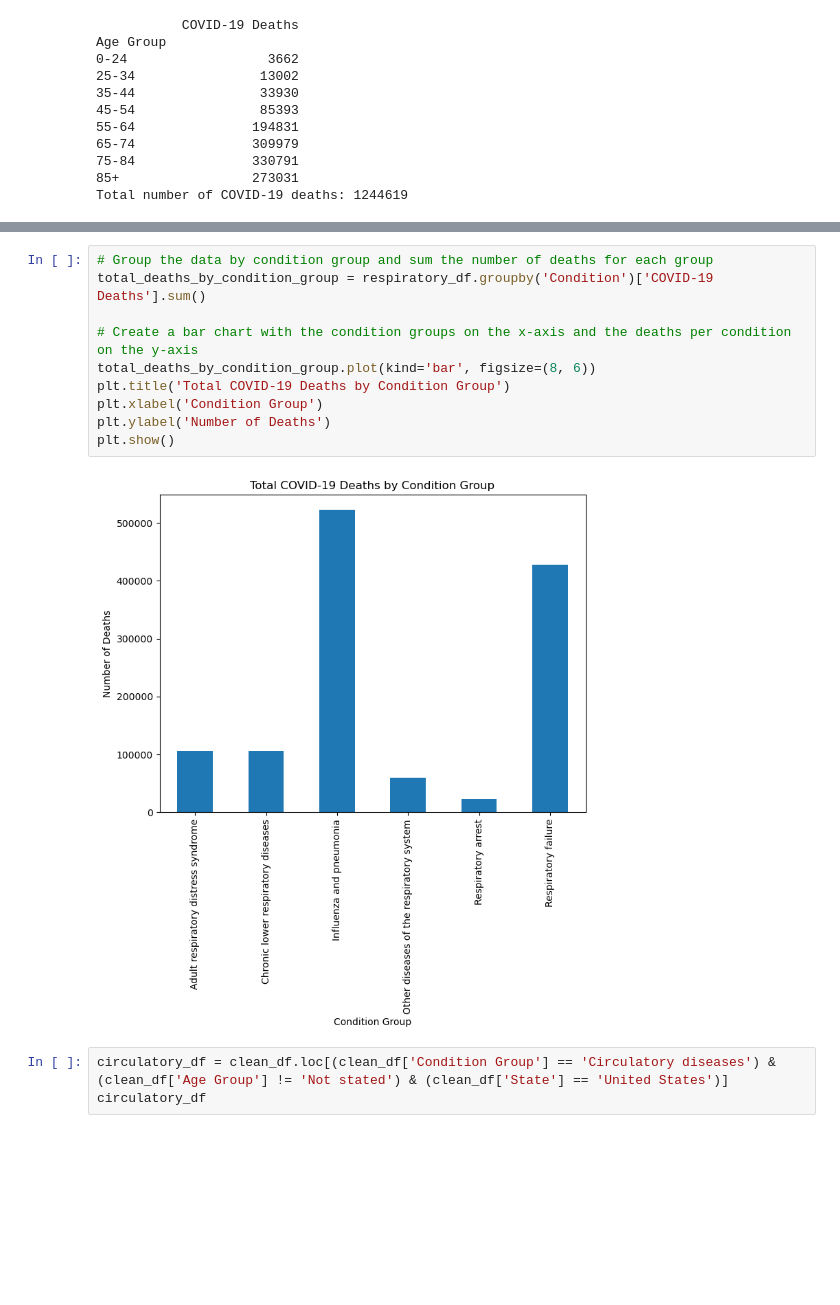
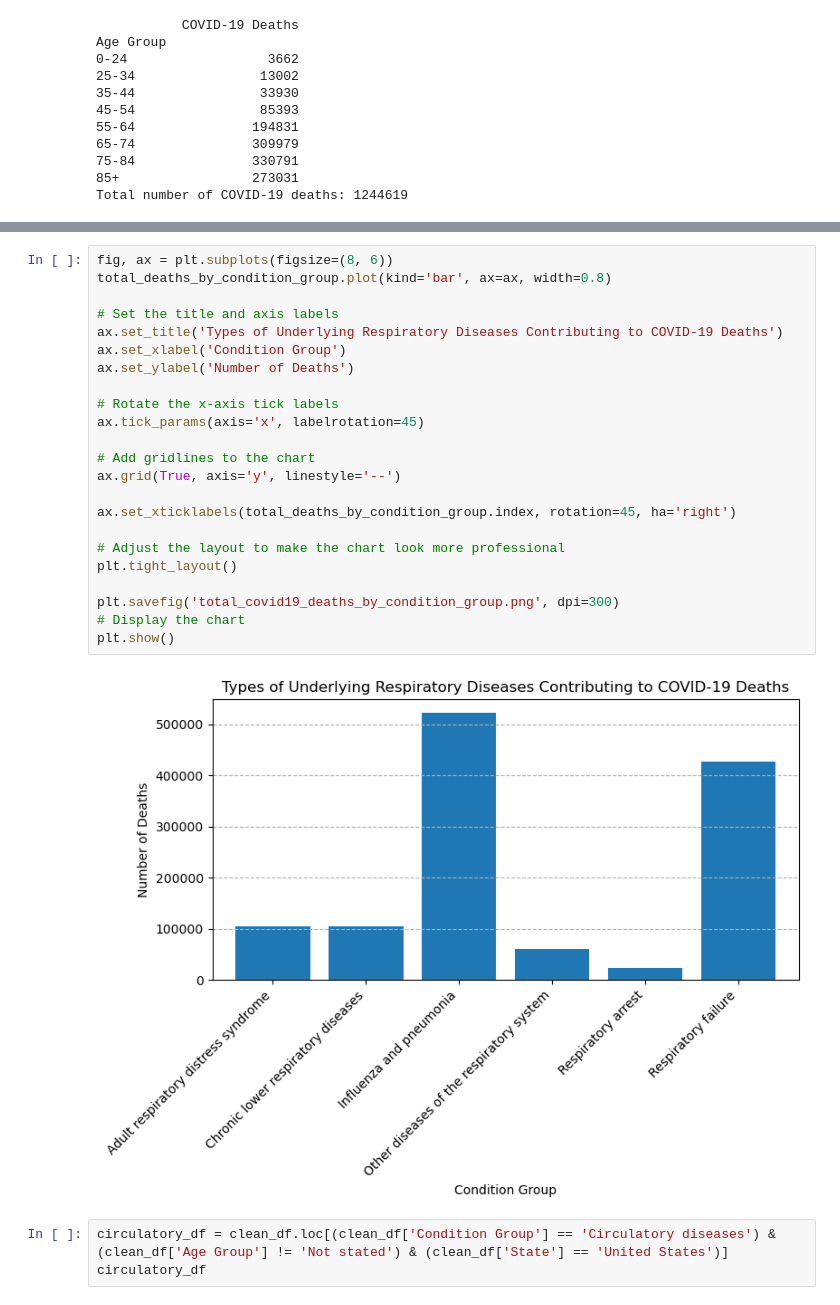
Before and after one commit to willbang548/Group_1, a Jupyter notebook: main.ipynb, the cells around one changed output, grey strips where cells are left out. Drawn from its saved outputs; the diff is of its cells as text; blank space fills up the shorter version.

```diff
--- a/main.ipynb
+++ b/main.ipynb
@@ -95,15 +163,28 @@ Unique conditions: ['Hypertensive diseases' 'Ischemic heart disease' 'Cardiac ar
-# %%
-# Group the data by condition group and sum the number of deaths for each group
-total_deaths_by_condition_group = respiratory_df.groupby('Condition')['COVID-19 Deaths'].sum()
-
-# Create a bar chart with the condition groups on the x-axis and the deaths per condition on the y-axis
-total_deaths_by_condition_group.plot(kind='bar', figsize=(8, 6))
-plt.title('Total COVID-19 Deaths by Condition Group')
-plt.xlabel('Condition Group')
-plt.ylabel('Number of Deaths')
-plt.show()
-# %% [output]
-[figure, removed]
+# %%
+fig, ax = plt.subplots(figsize=(8, 6))
+total_deaths_by_condition_group.plot(kind='bar', ax=ax, width=0.8)
+
+# Set the title and axis labels
+ax.set_title('Types of Underlying Respiratory Diseases Contributing to COVID-19 Deaths')
+ax.set_xlabel('Condition Group')
+ax.set_ylabel('Number of Deaths')
+
+# Rotate the x-axis tick labels
+ax.tick_params(axis='x', labelrotation=45)
+
+# Add gridlines to the chart
+ax.grid(True, axis='y', linestyle='--')
+
+ax.set_xticklabels(total_deaths_by_condition_group.index, rotation=45, ha='right')
+
+# Adjust the layout to make the chart look more professional
+plt.tight_layout()
+
+plt.savefig('total_covid19_deaths_by_condition_group.png', dpi=300)
+# Display the chart
+plt.show()
+# %% [output]
+[figure, added]
 # %%
 circulatory_df = clean_df.loc[(clean_df['Condition Group'] == 'Circulatory diseases') & (clean_df['Age Group'] != 'Not stated') & (clean_df['State'] == 'United States')]
 circulatory_df
```
Also changed, not shown: parts of 7 cells of this notebook.
